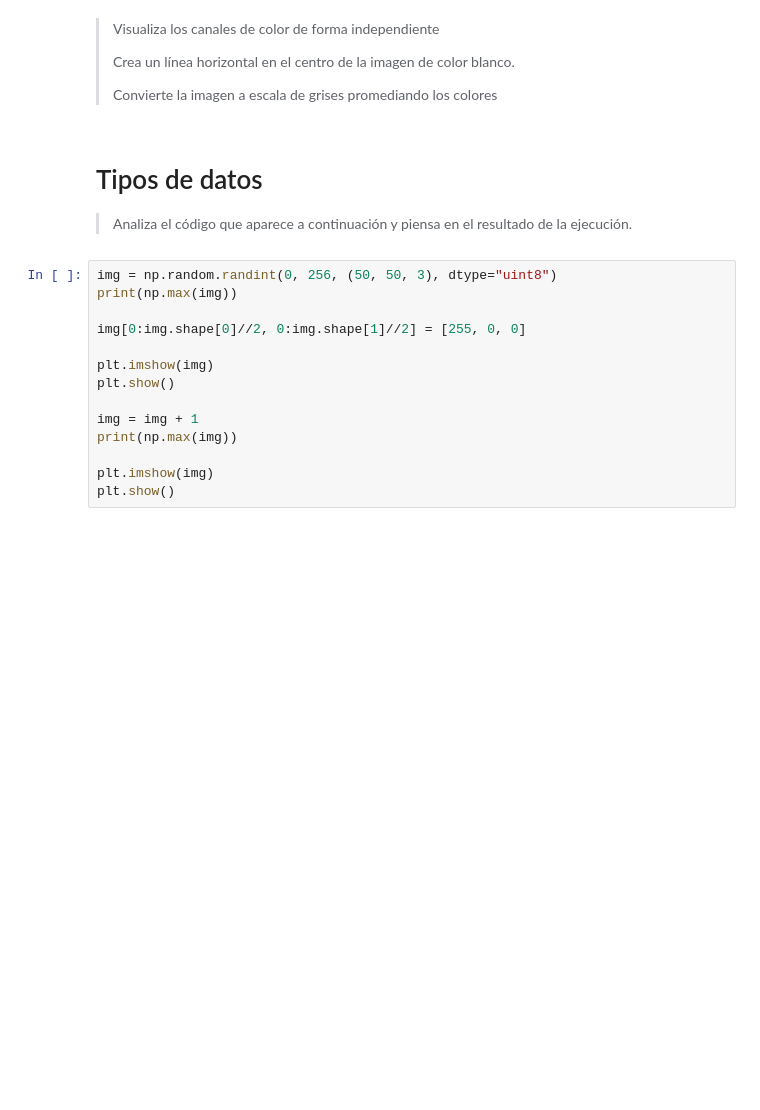
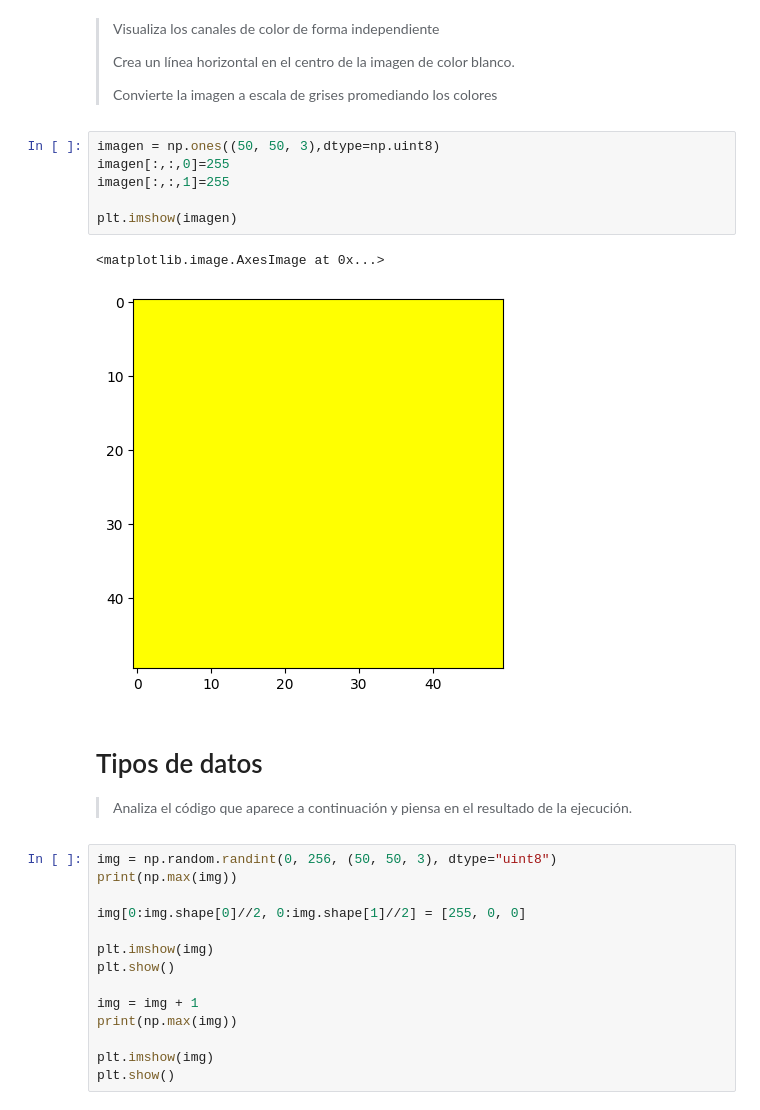
Before and after one commit to revekkadiana/Visi-n_Artificial, a Jupyter notebook: Prac02-Imagen.ipynb, the cells around one changed output. Cells and saved outputs as stored; diff of their text form; blank space fills up the shorter version.

```diff
--- a/Prac02-Imagen.ipynb
+++ b/Prac02-Imagen.ipynb
@@ -194,6 +261,15 @@ plt.imshow(img)
 > Crea un línea horizontal en el centro de la imagen de color blanco.
 >
 > Convierte la imagen a escala de grises promediando los colores
+# %%
+imagen = np.ones((50, 50, 3),dtype=np.uint8)
+imagen[:,:,0]=255
+imagen[:,:,1]=255
+
+plt.imshow(imagen)
+# %% [output]
+<matplotlib.image.AxesImage at 0x...>
+[figure, added]
 # %% [markdown]
 # Tipos de datos
 
```
Also changed, not shown: parts of 21 cells of this notebook, 4 other files.
